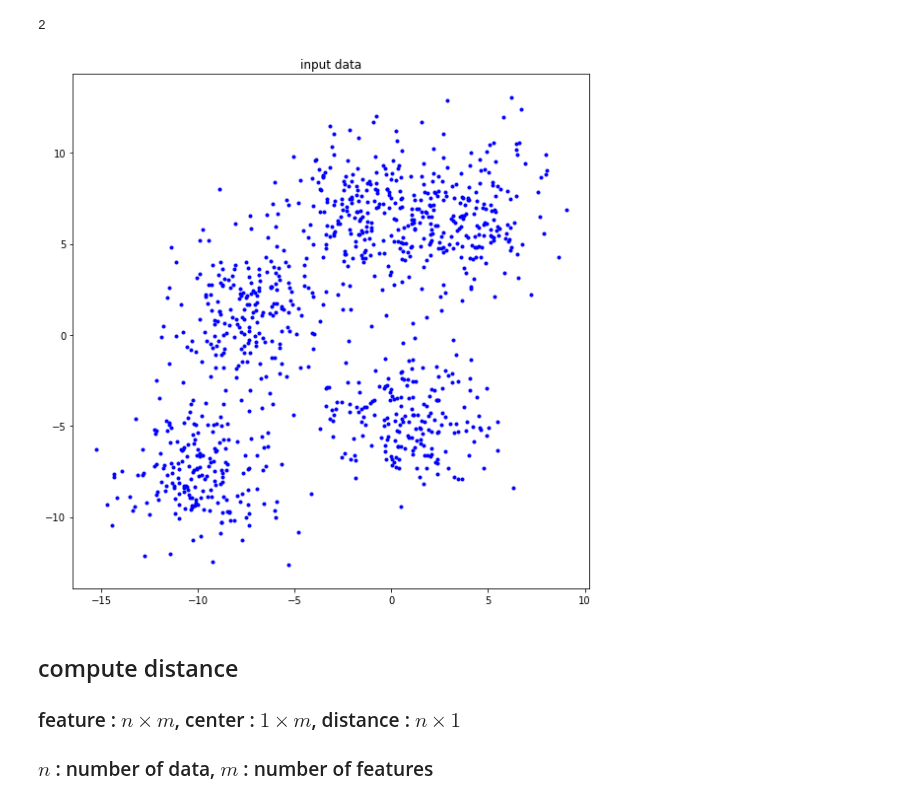
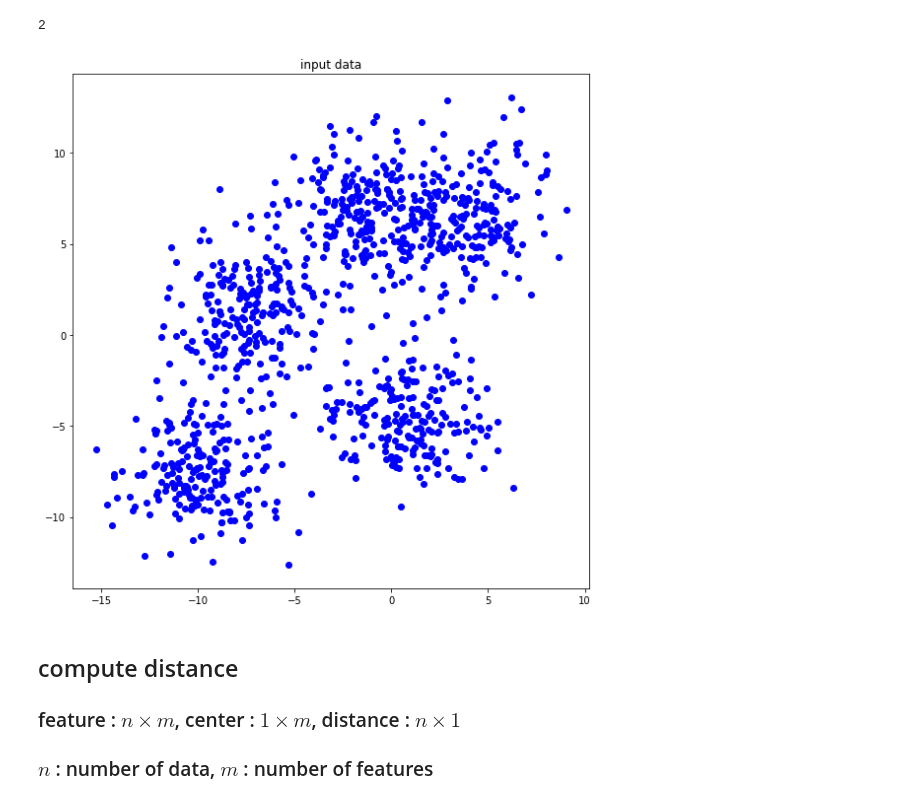
Before and after one commit to leobang17/assignment-machine-learning, a Jupyter notebook: 11/assignment_11.ipynb, the cells around one changed output. Cells and saved outputs as stored; diff of their text form; code cells hidden in the pictures.

```diff
--- a/11/assignment_11.ipynb
+++ b/11/assignment_11.ipynb
@@ -34,13 +34,13 @@ number_feature
 # %%
 plt.figure(figsize=(8,8))
 plt.title('input data')
 
-plt.plot(x, y, '.', color = "blue")
+plt.plot(x, y, 'o', color = "blue")
 
 plt.tight_layout()
 plt.show()
 # %% [output]
-[figure, old version]
+[figure, new version]
 # %% [markdown]
 ## compute distance
 ### feature : $n \times m$, center : $1 \times m$, distance : $n \times 1$
```
Also changed, not shown: parts of 13 cells of this notebook.
